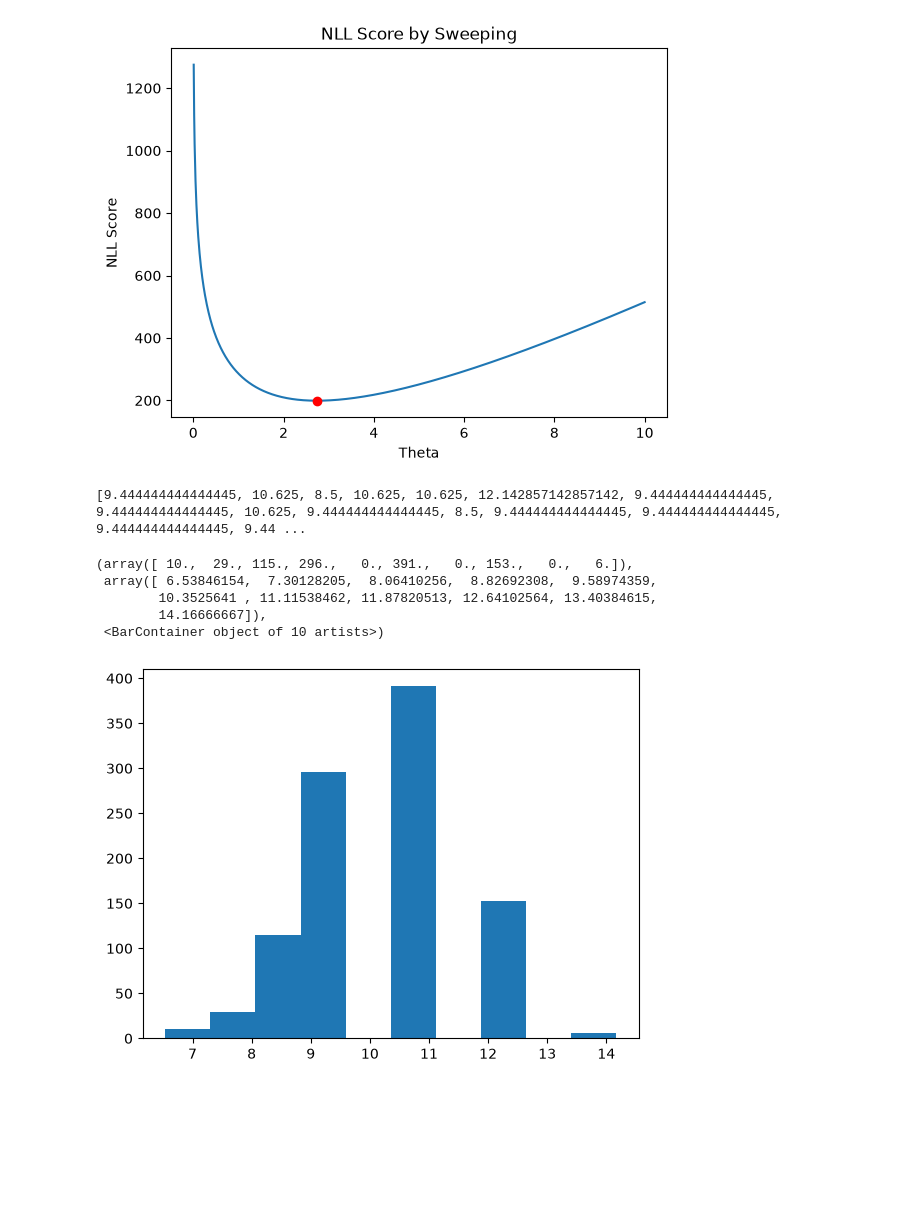
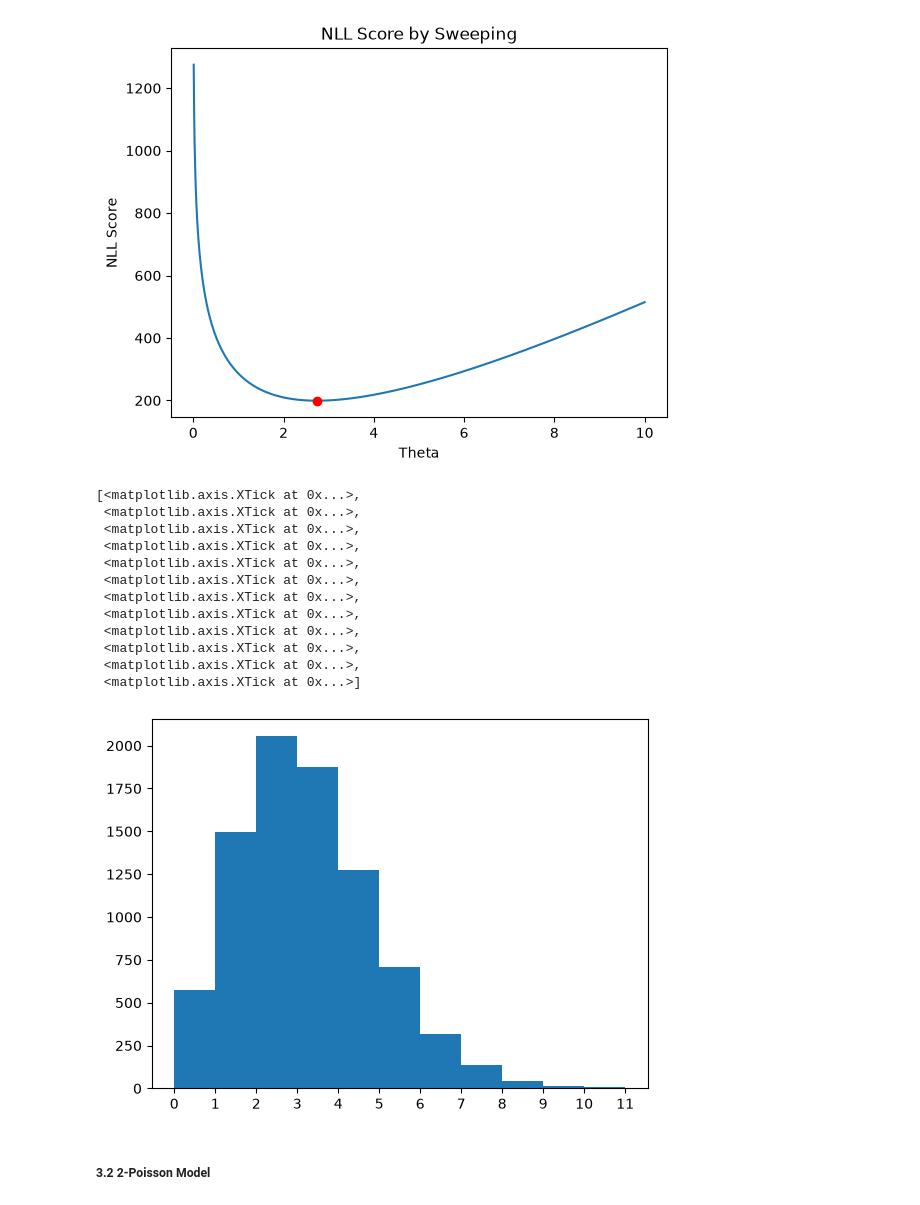
Before and after one commit to atomsim/cb2330-PRO1-Pair23, a Jupyter notebook: project.ipynb, the cells around one changed output. Drawn from its saved outputs; the diff is of its cells as text; code cells hidden in the pictures; blank space fills up the shorter version.

```diff
--- a/project.ipynb
+++ b/project.ipynb
@@ -227,47 +221,53 @@ NLL Score 199.2531745069619
 # Monte-Carlo for 1 Poisson
 
 # Probabiity of mutation per base is your theta. Give a genome size and divide the cell.
 
 
 def simuate_count(lam, state):
     state = lcg(state, A_LCG, C_LCG, M_LCG)
     r = state/M_LCG
     total = poisson(0, lam)
     k = 0
     while r > total:
         k += 1
         total = total + poisson(k, lam)
     return k, state
 
 
 cell_divisions = 85
 state = seed
 
 def experiment(lam, cell_divisions, state):
     simulated_counts = [0] * cell_divisions
 
     for i in range(len(simulated_counts)):
         sim_count, state = simuate_count(lam, state)
         simulated_counts[i] = (sim_count)
 
-    simulated = [0] * (max(simulated_counts) + 1)
-    for x in simulated_counts:
-        simulated[x] += 1
-    return simulated, state
+    return simulated_counts, state
 
-simulated_means = []
+simulated_runs = []
 
-for i in range(1000):
-    simulated, state = experiment(mu, cell_divisions, state)
-    simulated_means.append(mean(simulated))
-print(simulated_means)
+for i in range(100):
+    simulated_counts, state = experiment(theta_hat, cell_divisions, state)
+    simulated_runs.append(simulated_counts)
+
 fig, ax = plt.subplots()
-ax.hist(simulated_means)
+simulated_runs_avg =
+simulated_runs_flat = [y for x in simulated_runs for y in x]
+ax.hist(simulated_runs_flat, bins=range(min(simulated_runs_flat), max(simulated_runs_flat)+1, 1))
+ax.set_xticks((range(min(simulated_runs_flat), max(simulated_runs_flat)+1, 1)))
 # %% [output]
-[9.444444444444445, 10.625, 8.5, 10.625, 10.625, 12.142857142857142, 9.444444444444445, 9.444444444444445, 10.625, 9.444444444444445, 8.5, 9.444444444444445, 9.444444444444445, 9.444444444444445, 9.44 ...
+[<matplotlib.axis.XTick at 0x...>,
+ <matplotlib.axis.XTick at 0x...>,
+ <matplotlib.axis.XTick at 0x...>,
+ <matplotlib.axis.XTick at 0x...>,
+ <matplotlib.axis.XTick at 0x...>,
+ <matplotlib.axis.XTick at 0x...>,
+ <matplotlib.axis.XTick at 0x...>,
+ <matplotlib.axis.XTick at 0x...>,
+ <matplotlib.axis.XTick at 0x...>,
+ <matplotlib.axis.XTick at 0x...>,
+ <matplotlib.axis.XTick at 0x...>,
+ <matplotlib.axis.XTick at 0x...>]
-(array([ 10.,  29., 115., 296.,   0., 391.,   0., 153.,   0.,   6.]),
- array([ 6.53846154,  7.30128205,  8.06410256,  8.82692308,  9.58974359,
-        10.3525641 , 11.11538462, 11.87820513, 12.64102564, 13.40384615,
-        14.16666667]),
- <BarContainer object of 10 artists>)
-[figure, old version]
+[figure, new version]
@@ -278 +274,3 @@ ax.hist(simulated_means)
+# %% [markdown]
+##### 3.2 2-Poisson Model
 # %% [markdown]
```
Also changed, not shown: parts of 13 cells of this notebook.
